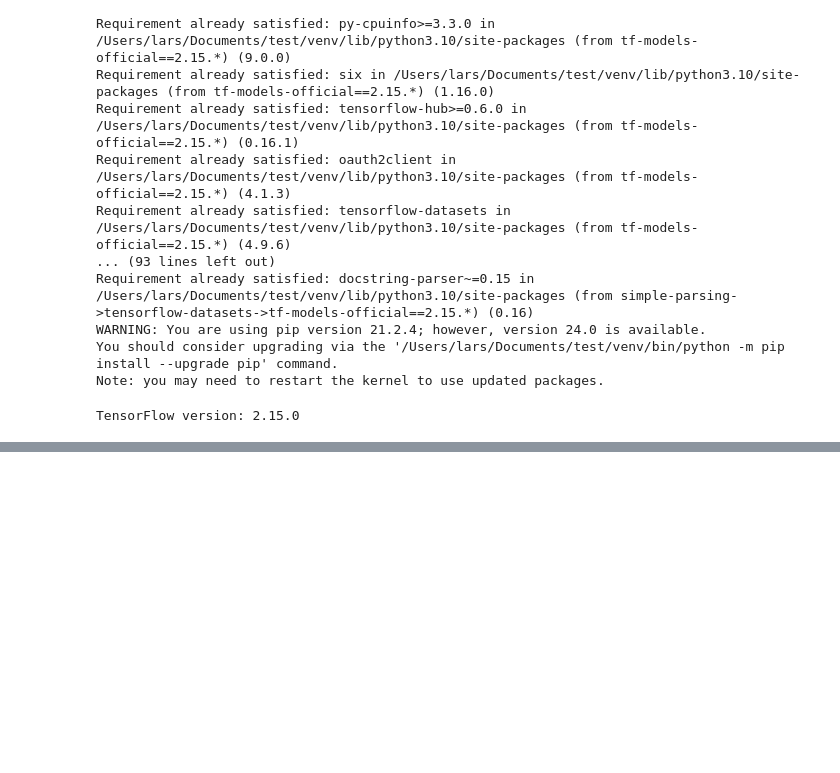
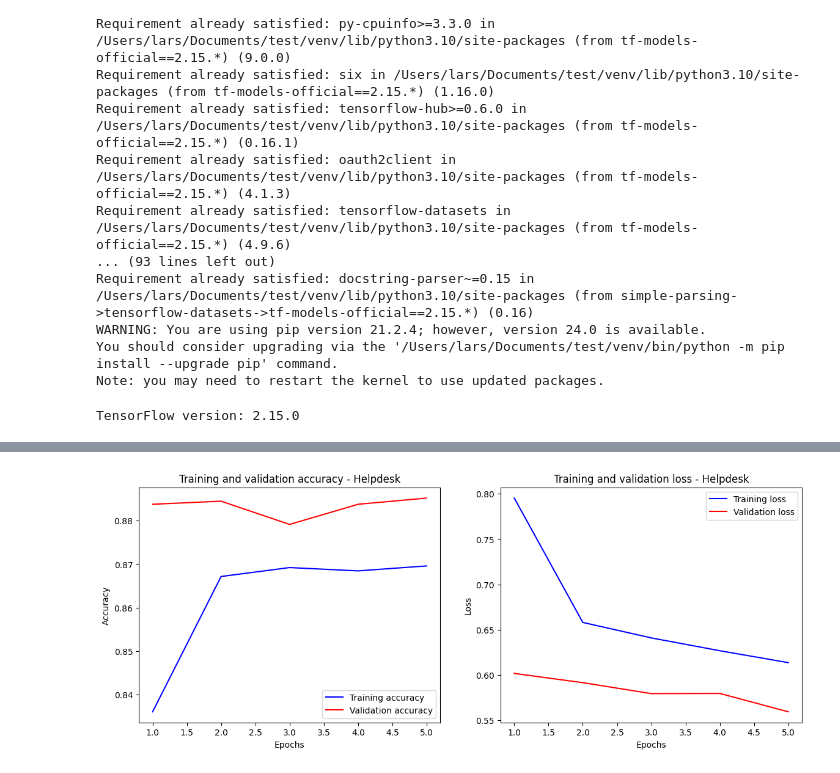
Before and after one commit to k3nk4n3kI/Online_Process_Concept_Drift, a Jupyter notebook: notebooks/30_BaselineModel.ipynb, the cells around one changed output, grey strips where cells are left out. Saved outputs shown, nothing was run; the diff lists cells and outputs as text; code cells hidden in the pictures; blank space fills up the shorter version.

```diff
--- a/notebooks/30_BaselineModel.ipynb
+++ b/notebooks/30_BaselineModel.ipynb
@@ -229,0 +280,5 @@ bert_input_val
+# %%
+max_length = preprocessor.max_length
+max_length
+
+#max_length = 128 # Backup in case Preprocesaor is not loaded
@@ -236,4 +297 @@ with open('/Users/lars/Documents/test/data/processed/BPIC2018_train_input.pkl',
-# %%
-with open('/Users/lars/Documents/test/data/processed/BPIC2018_val_input.pkl', 'wb') as file:
-    pickle.dump(bert_input_val, file)
 # %%
@@ -268,0 +503,58 @@ loaded_data_dict
+# %%
+# Save fine-tuned model and training history
+
+# Save the trained model with a specific name
+model_name_helpdesk = "bert_model_helpdesk"
+model.save(f'/Users/lars/Documents/test/models/models_pretrained/{model_name_helpdesk}')
+
+# Save the training history
+import pickle
+with open(f'/Users/lars/Documents/test/models/models_pretrained/history_helpdesk.pkl', 'wb') as file:
+    pickle.dump(history_helpdesk.history, file)
+# %%
+#Re-load fine-tuned model and training history and plot accuracy and loss
+
+#Helpdesk
+# Load the saved model
+model_name1 = "bert_model_helpdesk"
+#loaded_model = tf.keras.models.load_model(f'/Users/lars/Documents/test/models/models_pretrained/{model_name1}')
+
+# Load the training history
+with open('/Users/lars/Documents/test/models/models_pretrained/history_helpdesk.pkl', 'rb') as file:
+    history_helpdesk = pickle.load(file)
+
+# Verify the loaded model
+#loaded_model.summary()
+
+# Function to plot training history
+def plot_training_history(history, title):
+    acc = history['accuracy']
+    val_acc = history['val_accuracy']
+    loss = history['loss']
+    val_loss = history['val_loss']
+
+    epochs = range(1, len(acc) + 1)
+
+    plt.figure(figsize=(14, 5))
+    plt.subplot(1, 2, 1)
+    plt.plot(epochs, acc, 'b', label='Training accuracy')
+    plt.plot(epochs, val_acc, 'r', label='Validation accuracy')
+    plt.title(f'Training and validation accuracy - {title}')
+    plt.xlabel('Epochs')
+    plt.ylabel('Accuracy')
+    plt.legend()
+
+    plt.subplot(1, 2, 2)
+    plt.plot(epochs, loss, 'b', label='Training loss')
+    plt.plot(epochs, val_loss, 'r', label='Validation loss')
+    plt.title(f'Training and validation loss - {title}')
+    plt.xlabel('Epochs')
+    plt.ylabel('Loss')
+    plt.legend()
+
+    plt.show()
+
+# Plot the training history
+plot_training_history(history_helpdesk, "Helpdesk")
+# %% [output]
+[figure, added]
```
Also changed, not shown: parts of 86 cells of this notebook, 2 other files.
